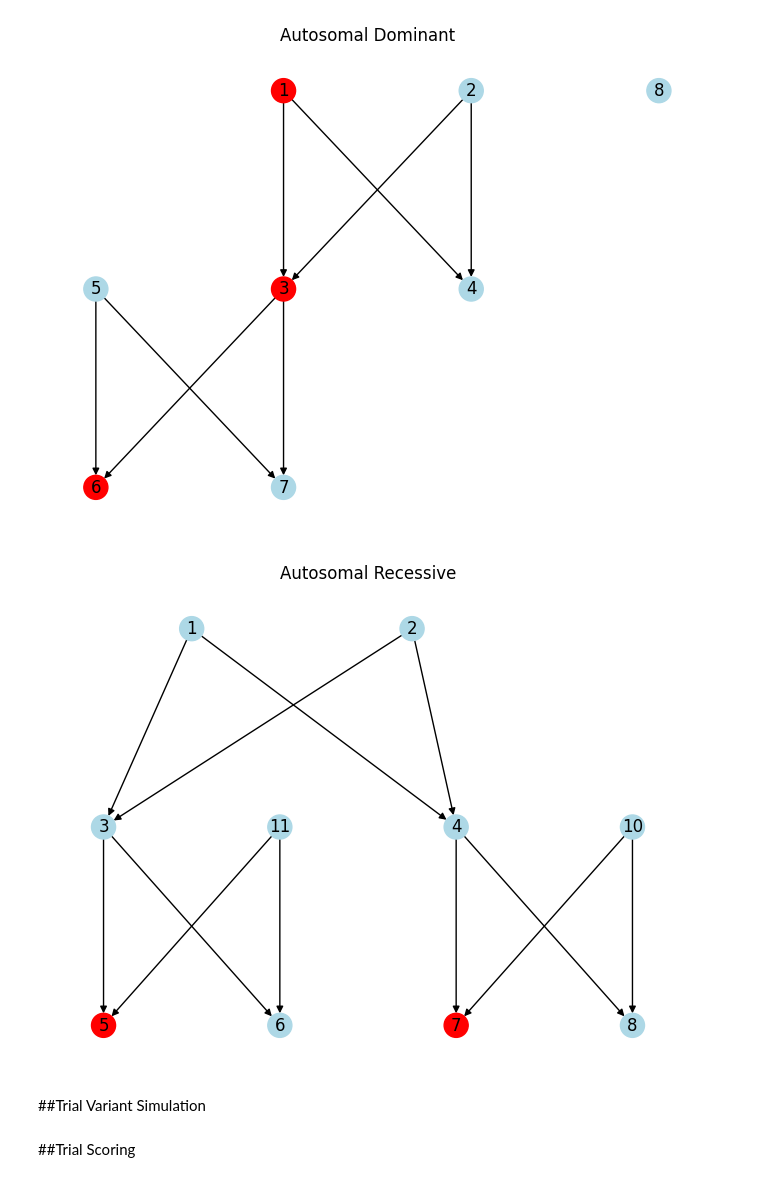
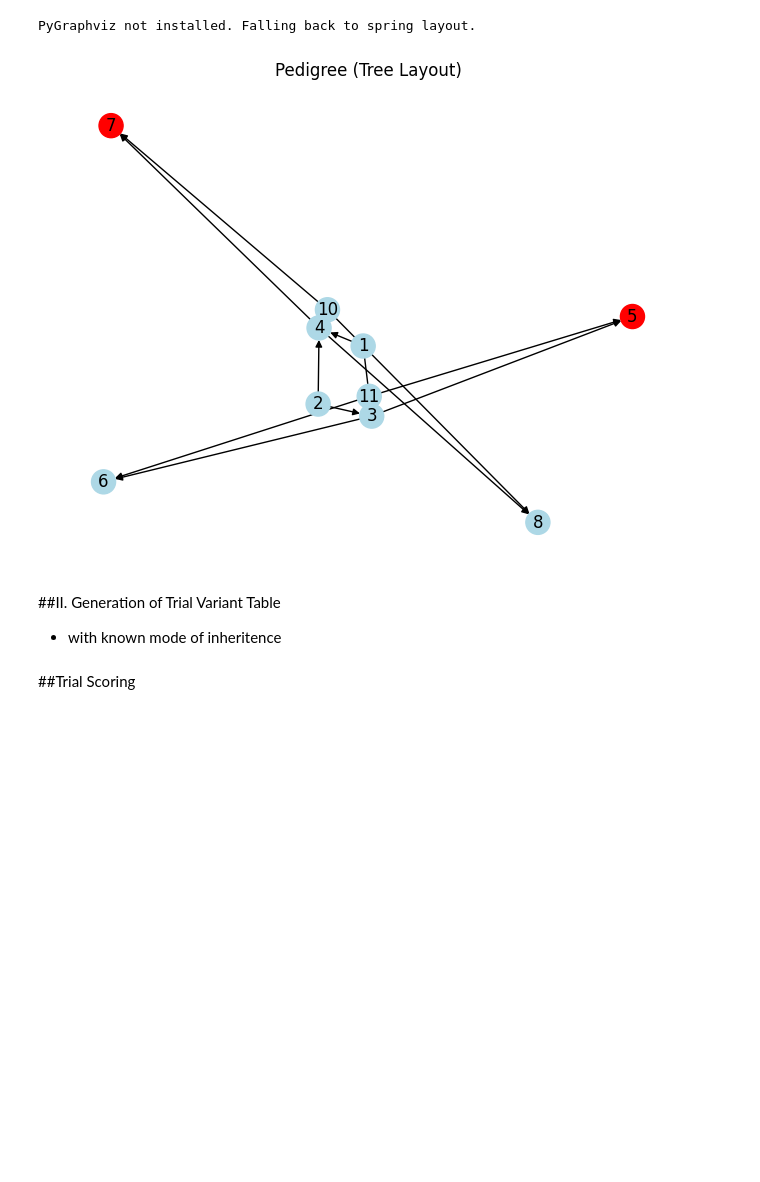
Before and after one commit to taylorngt/PedNet, a Jupyter notebook: SegregationScoring.ipynb, the cells around one changed output. Cells and saved outputs as stored; diff of their text form; code cells hidden in the pictures; blank space fills up the shorter version.

```diff
--- a/SegregationScoring.ipynb
+++ b/SegregationScoring.ipynb
@@ -116,0 +313,29 @@ def simulate_variant_table(G, mode='AD', n_bg=5, seed=1):
+# %%
+def pedfile_readin(pedfile):
+    cols = ['FamilyID', 'IndividualID', 'PaternalID', 'MaternalID', 'Sex', 'Phenotype', 'Genotype']
+    df = pd.read_csv(pedfile, sep=r'\s+', header=None, names=cols)
+    return df
+
+
+def construct_pedigree_graph(df):
+    G = nx.DiGraph()
+
+    for _, row in df.iterrows():
+        # Make sure IndividualID is treated as a string or int consistently if needed
+        G.add_node(row['IndividualID'],
+                  family=row['FamilyID'],
+                  sex=row['Sex'],
+                  phenotype=row['Phenotype'])
+
+    for _, row in df.iterrows():
+        # Ensure PaternalID and MaternalID are compared to string '0' if they are strings
+        paternal_id = row['PaternalID']
+        maternal_id = row['MaternalID']
+        individual_id = row['IndividualID']
+
+        if paternal_id != 0:
+            G.add_edge(paternal_id, individual_id)
+        if maternal_id != 0:
+            G.add_edge(maternal_id, individual_id)
+
+    return G
@@ -116,0 +344,14 @@ def simulate_variant_table(G, mode='AD', n_bg=5, seed=1):
+# %%
+def plot_pedigree_tree(G, title="Pedigree (Tree Layout)"):
+    try:
+        from networkx.drawing.nx_agraph import graphviz_layout
+        pos = graphviz_layout(G, prog='dot')  # 'dot' gives top-down DAG style
+    except ImportError:
+        print("PyGraphviz not installed. Falling back to spring layout.")
+        pos = nx.spring_layout(G, seed=42)
+
+    node_colors = ['red' if G.nodes[n]['phenotype'] == 2 else 'lightblue' for n in G.nodes]
+
+    nx.draw(G, pos, with_labels=True, node_color=node_colors, arrows=True)
+    plt.title(title)
+    plt.show()
@@ -149,15 +1051,11 @@ open('ar_complete.ped','w').write(ped_AR)
-# %%
-DF_ad = pedfile_readin('ad_complete.ped')
-DF_ar = pedfile_readin('ar_complete.ped')
-G_ad = construct_pedigree_graph(DF_ad)
-G_ar = construct_pedigree_graph(DF_ar)
-plot_pedigree_tree(G_ad, 'Autosomal Dominant')
-plot_pedigree_tree(G_ar, 'Autosomal Recessive')
-# %% [output]
-[figure, removed]
-[figure, removed]
-# %% [markdown]
-##Trial Variant Simulation
+# %%
+plot_pedigree_tree(G_ar)
+# %% [output]
+PyGraphviz not installed. Falling back to spring layout.
+[figure, added]
+# %% [markdown]
+##II. Generation of Trial Variant Table
+*   with known mode of inheritence
 # %%
 vars_AD = simulate_variant_table(G_ad, 'AD')
 vars_AR = simulate_variant_table(G_ar, 'AR')
```
Also changed, not shown: parts of 33 cells of this notebook, 2 other files.
